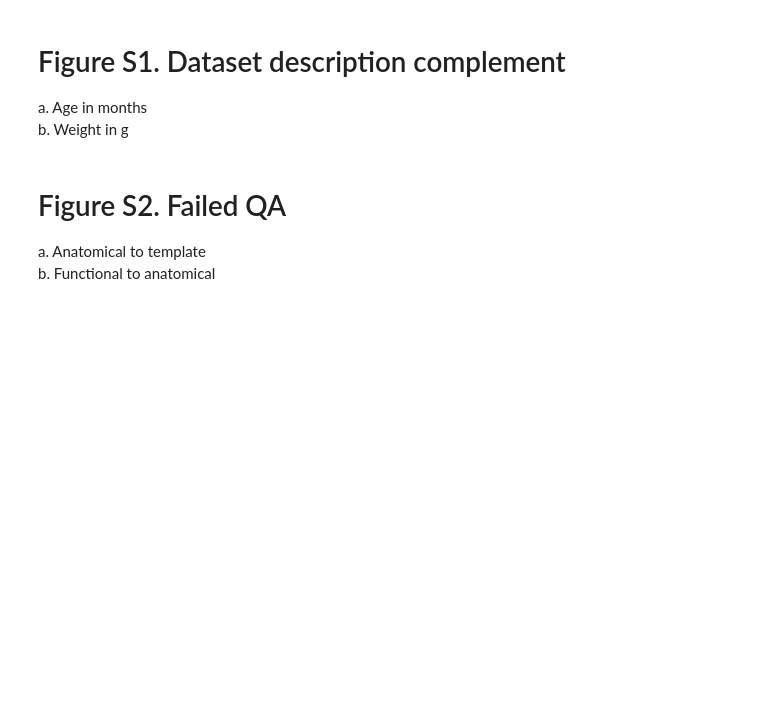
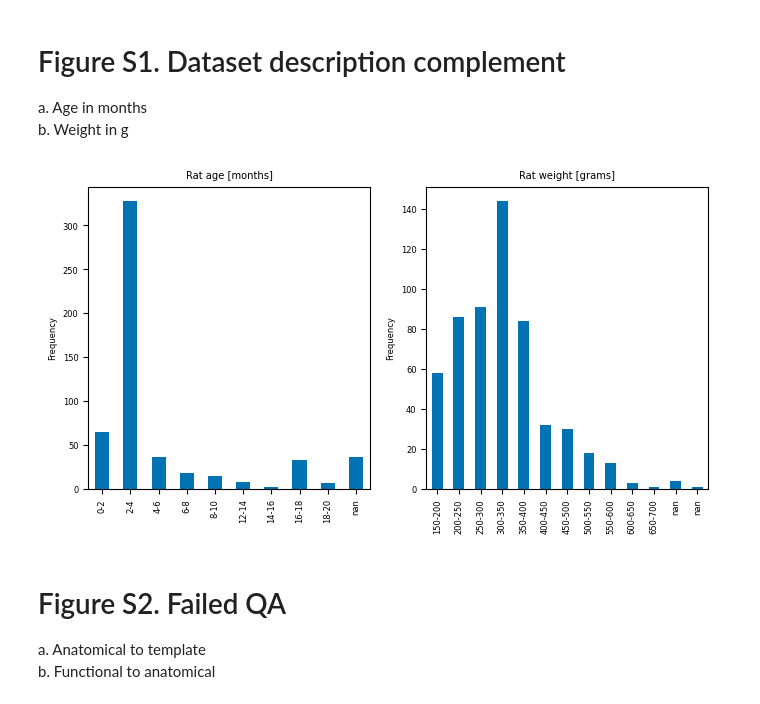
Before and after one commit to grandjeanlab/MultiRat, a Jupyter notebook: scripts/proj_mauscript.ipynb, the cells around one changed output. Cells and saved outputs as stored; diff of their text form; code cells hidden in the pictures; blank space fills up the shorter version.

```diff
--- a/scripts/proj_mauscript.ipynb
+++ b/scripts/proj_mauscript.ipynb
@@ -102,6 +98,40 @@ plt.show()
 # Figure S1. Dataset description complement
 a. Age in months
 b. Weight in g
+# %%
+df_age= df['rat.age'].value_counts().rename_axis('age').reset_index(name='counts')
+df_age['age'] = pd.Categorical(df_age['age'], ["0-2", "2-4", "4-6","6-8","8-10","10-12","12-14","14-16","16-18","18-20"])
+
+df_weight= df['rat.weight'].value_counts().rename_axis('weight').reset_index(name='counts')
+df_weight['weight'] = pd.Categorical(df_weight['weight'] , ["150-200",
+                                                            "200-250",
+                                                            "250-300",
+                                                            "300-350",
+                                                            "350-400",
+                                                            "400-450",
+                                                            "450-500",
+                                                            "500-550",
+                                                            "550-600",
+                                                            "600-650",
+                                                            "650-700"])
+
+
+fig, axes = plt.subplots(nrows=1, ncols=2, figsize=(8,4))
+
+
+
+ax3 = df_age.sort_values(by=['age']).plot.bar(x='age',y='counts', title='Rat age [months]',ax=axes[0])
+ax4 = df_weight.sort_values(by=['weight']).plot.bar(x='weight',y='counts', title='Rat weight [grams]',ax=axes[1])
+
+ax3.set(xlabel="", ylabel="Frequency")
+ax4.set(xlabel="", ylabel="Frequency")
+ax3.get_legend().remove()
+ax4.get_legend().remove()
+
+plt.savefig(os.path.join(init_folder,'assets','figure','Sup_FigureS1.svg'), format="svg", dpi=600)
+plt.show()
+# %% [output]
+[figure, added]
 # %% [markdown]
 # Figure S2. Failed QA
 a. Anatomical to template
```
Also changed, not shown: parts of 5 cells of this notebook, 11 other files.
